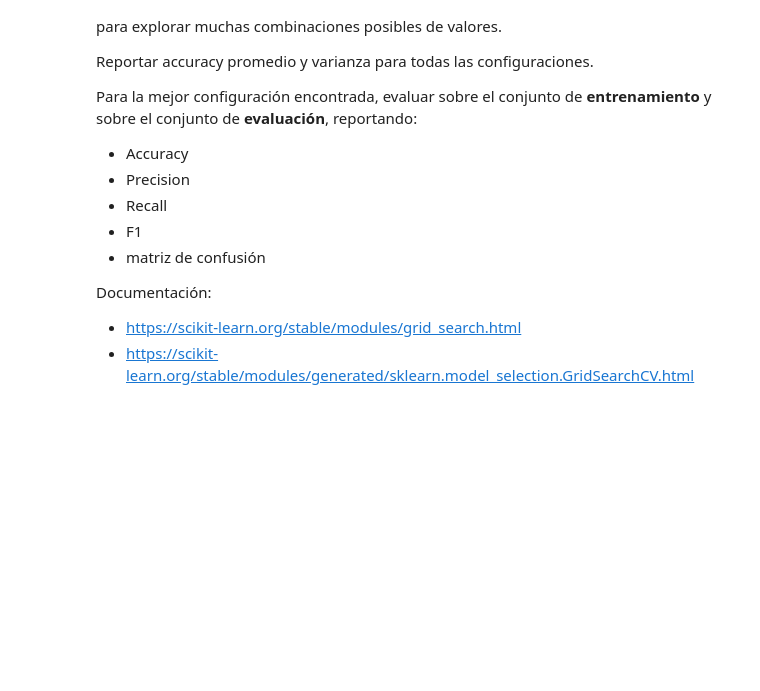
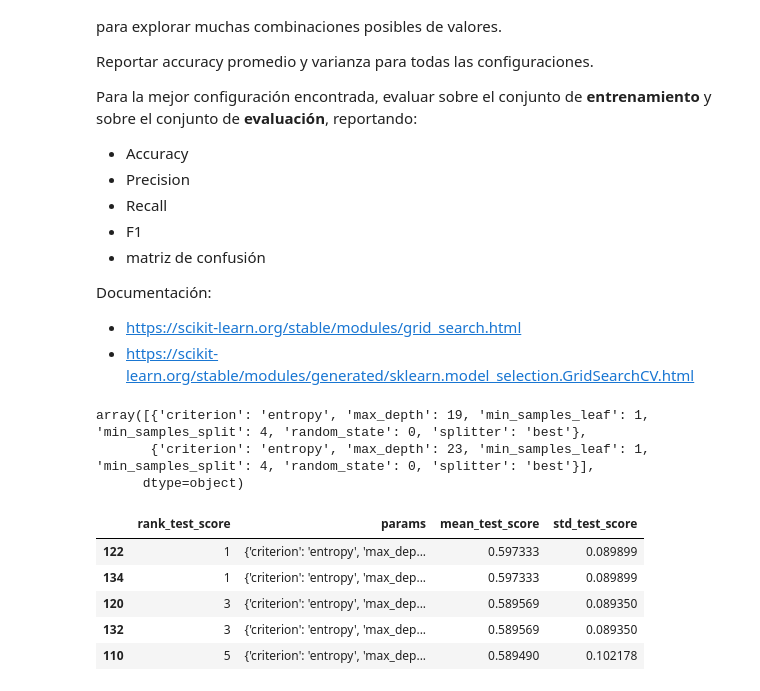
Before and after one commit to giannipablo/IntroduccionAprendizajeAutomatico, a Jupyter notebook: Lab 2.ipynb, the cells around one changed output. Cells and saved outputs as stored; diff of their text form; code cells hidden in the pictures; blank space fills up the shorter version.

```diff
--- a/Lab 2.ipynb
+++ b/Lab 2.ipynb
@@ -271,0 +327,16 @@ Documentación:
+# %%
+results = pd.DataFrame(cv.cv_results_)
+results = results[['rank_test_score', 'params', 'mean_test_score','std_test_score']]
+
+display(results[results.rank_test_score==1].params.values)
+display(results.sort_values(by=['rank_test_score']).head())
+# %% [output]
+array([{'criterion': 'entropy', 'max_depth': 19, 'min_samples_leaf': 1, 'min_samples_split': 4, 'random_state': 0, 'splitter': 'best'},
+       {'criterion': 'entropy', 'max_depth': 23, 'min_samples_leaf': 1, 'min_samples_split': 4, 'random_state': 0, 'splitter': 'best'}],
+      dtype=object)
+|  | rank_test_score | params | mean_test_score | std_test_score |
+| 122 | 1 | {'criterion': 'entropy', 'max_dep... | 0.597333 | 0.089899 |
+| 134 | 1 | {'criterion': 'entropy', 'max_dep... | 0.597333 | 0.089899 |
+| 120 | 3 | {'criterion': 'entropy', 'max_dep... | 0.589569 | 0.089350 |
+| 132 | 3 | {'criterion': 'entropy', 'max_dep... | 0.589569 | 0.089350 |
+| 110 | 5 | {'criterion': 'entropy', 'max_dep... | 0.589490 | 0.102178 |
```
Also changed, not shown: parts of 4 cells of this notebook.
